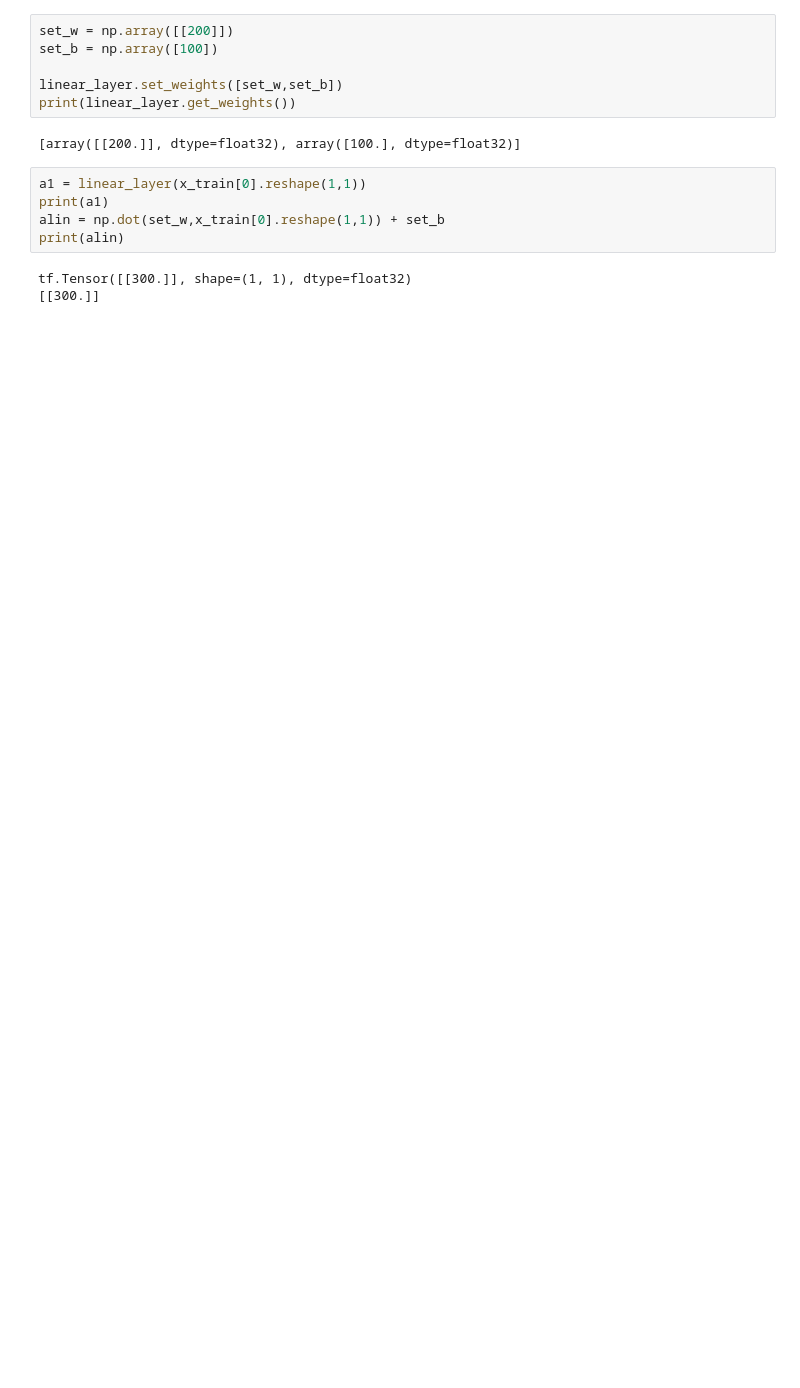
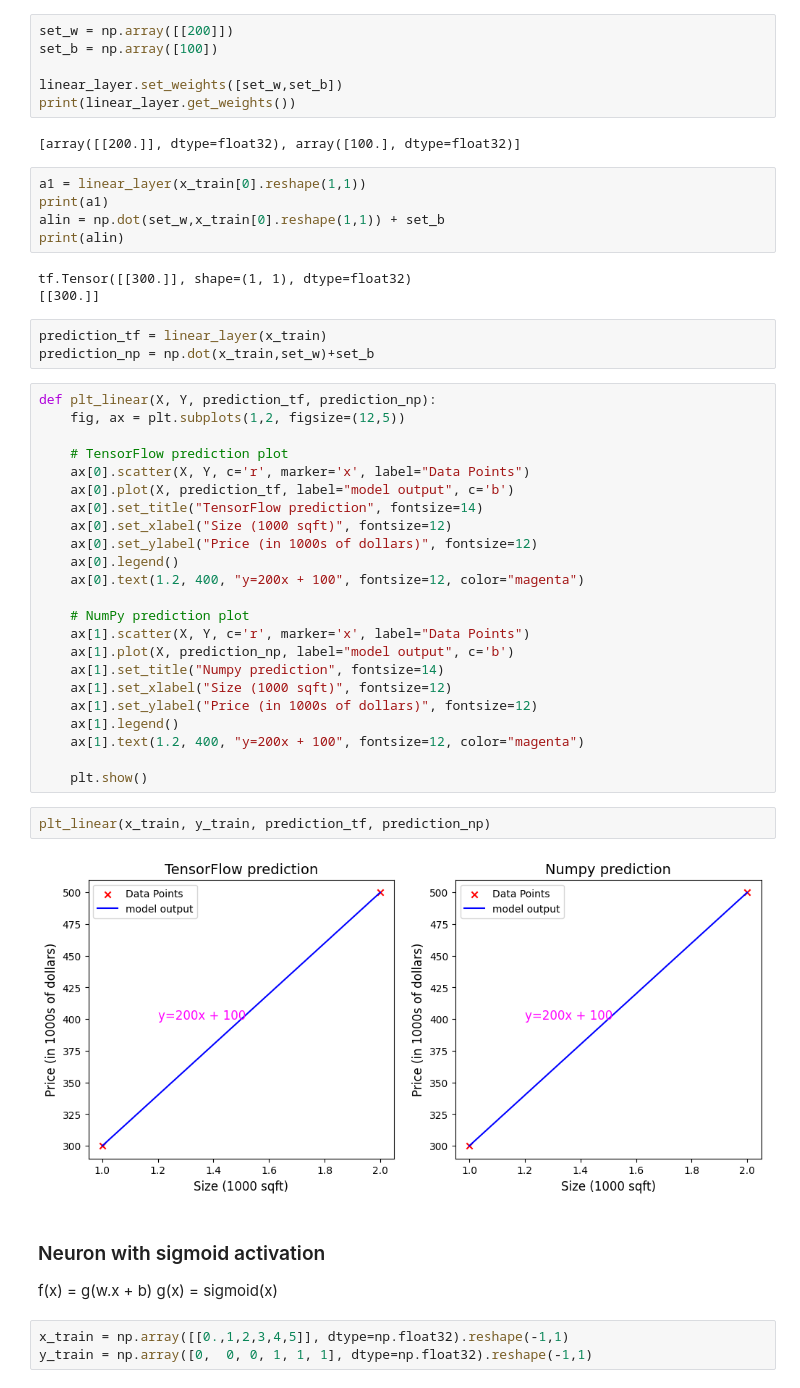
Before and after one commit to ragulkarthick832/Machine-Learning, a Jupyter notebook: neural_networks.ipynb, the cells around one changed output. Saved outputs shown, nothing was run; the diff lists cells and outputs as text; blank space fills up the shorter version.

```diff
--- a/neural_networks.ipynb
+++ b/neural_networks.ipynb
@@ -52,3 +58,40 @@ print(alin)
 # %% [output]
 tf.Tensor([[300.]], shape=(1, 1), dtype=float32)
 [[300.]]
+# %%
+prediction_tf = linear_layer(x_train)
+prediction_np = np.dot(x_train,set_w)+set_b
+# %%
+def plt_linear(X, Y, prediction_tf, prediction_np):
+    fig, ax = plt.subplots(1,2, figsize=(12,5))
+
+    # TensorFlow prediction plot
+    ax[0].scatter(X, Y, c='r', marker='x', label="Data Points")
+    ax[0].plot(X, prediction_tf, label="model output", c='b')
+    ax[0].set_title("TensorFlow prediction", fontsize=14)
+    ax[0].set_xlabel("Size (1000 sqft)", fontsize=12)
+    ax[0].set_ylabel("Price (in 1000s of dollars)", fontsize=12)
+    ax[0].legend()
+    ax[0].text(1.2, 400, "y=200x + 100", fontsize=12, color="magenta")
+
+    # NumPy prediction plot
+    ax[1].scatter(X, Y, c='r', marker='x', label="Data Points")
+    ax[1].plot(X, prediction_np, label="model output", c='b')
+    ax[1].set_title("Numpy prediction", fontsize=14)
+    ax[1].set_xlabel("Size (1000 sqft)", fontsize=12)
+    ax[1].set_ylabel("Price (in 1000s of dollars)", fontsize=12)
+    ax[1].legend()
+    ax[1].text(1.2, 400, "y=200x + 100", fontsize=12, color="magenta")
+
+    plt.show()
+# %%
+plt_linear(x_train, y_train, prediction_tf, prediction_np)
+# %% [output]
+[figure, added]
+# %% [markdown]
+### Neuron with sigmoid activation
+f(x) = g(w.x + b)
+g(x) = sigmoid(x)
+# %%
+x_train = np.array([[0.,1,2,3,4,5]], dtype=np.float32).reshape(-1,1)
+y_train = np.array([0,  0, 0, 1, 1, 1], dtype=np.float32).reshape(-1,1)
```
Also changed, not shown: parts of 14 cells of this notebook, 2 other files.
